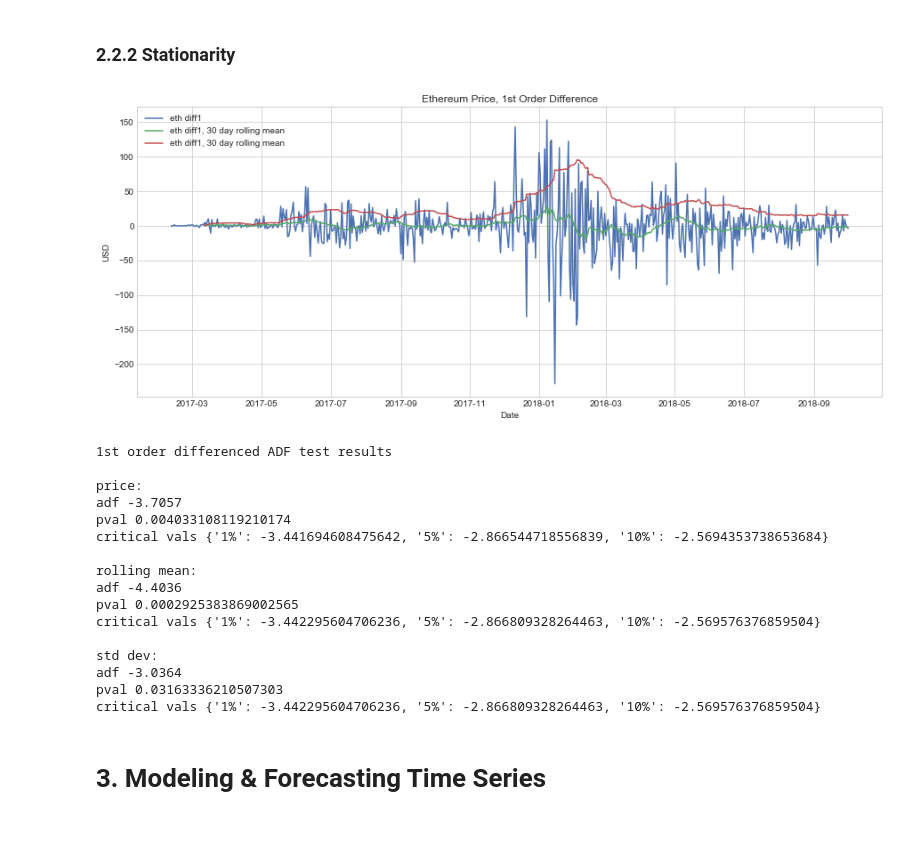
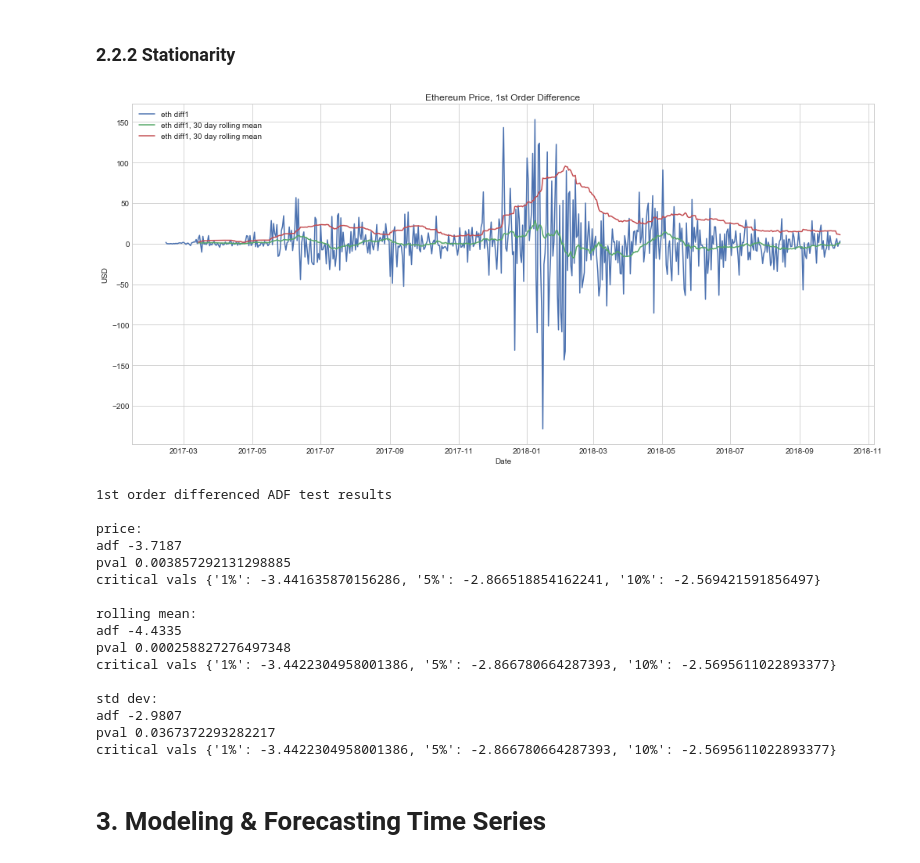
Before and after one commit to brianmcguckin/thinkful_final_capstone, a Jupyter notebook: Ethereum Time Series Analysis.ipynb, the cells around one changed output. Drawn from its saved outputs; the diff is of its cells as text; code cells hidden in the pictures; blank space fills up the shorter version.

```diff
--- a/Ethereum Time Series Analysis.ipynb
+++ b/Ethereum Time Series Analysis.ipynb
@@ -35,6 +35,8 @@ warnings.filterwarnings('ignore')
 sns.set_style('whitegrid')
 colors = sns.color_palette('deep', 8)
 sns.set_palette(colors)
+figsize1 = (17,8)
+figsize2 = (17,4)
 # %% [output]
 Using TensorFlow backend.
 # %% [markdown]
@@ -395,7 +397,7 @@ ts = ts[points[0]:]
 # first order difference
 ts['diff1'] = diff(ts.eth_close, k_diff=1)
 
-plt.figure(figsize=(15,6))
+plt.figure(figsize=(figsize1))
 plt.plot(
     ts.index.values[1:],
     ts.diff1[1:],
@@ -406,50 +408,50 @@ plt.plot(
     ts.index.values[1:],
     ts.diff1[1:].rolling(window).mean(),
     label='eth diff1, {} day rolling mean'.format(window),
     color=colors[1]
 )
 plt.plot(
     ts.index.values[1:],
     ts.diff1[1:].rolling(window).std(),
     label='eth diff1, {} day rolling mean'.format(window),
     color=colors[2]
 )
 plt.title('Ethereum Price, 1st Order Difference')
 plt.ylabel('USD')
 plt.xlabel('Date')
 plt.legend(loc='upper left')
 plt.show()
 
 # ADF Tests
 adf_diff1 = adfuller(ts.diff1.dropna())
 adf_diff1_rm = adfuller(ts.diff1.rolling(window).mean().dropna())
 adf_diff1_rstd = adfuller(ts.diff1.rolling(window).std().dropna())
 
 print('1st order differenced ADF test results')
 print('\nprice:\nadf {:.4f}\npval {}\ncritical vals {}'.format(
     adf_diff1[0], adf_diff1[1], adf_diff1[4]))
 print('\nrolling mean:\nadf {:.4f}\npval {}\ncritical vals {}'.format(
     adf_diff1_rm[0], adf_diff1_rm[1], adf_diff1_rm[4]))
 print('\nstd dev:\nadf {:.4f}\npval {}\ncritical vals {}'.format(
     adf_diff1_rstd[0], adf_diff1_rstd[1], adf_diff1_rstd[4]))
 # %% [output]
-[figure, old version]
+[figure, new version]
 1st order differenced ADF test results
 
 price:
-adf -3.7057
-pval 0.004033108119210174
-critical vals {'1%': -3.441694608475642, '5%': -2.866544718556839, '10%': -2.5694353738653684}
+adf -3.7187
+pval 0.003857292131298885
+critical vals {'1%': -3.441635870156286, '5%': -2.866518854162241, '10%': -2.569421591856497}
 
 rolling mean:
-adf -4.4036
-pval 0.0002925383869002565
-critical vals {'1%': -3.442295604706236, '5%': -2.866809328264463, '10%': -2.569576376859504}
+adf -4.4335
+pval 0.000258827276497348
+critical vals {'1%': -3.4422304958001386, '5%': -2.866780664287393, '10%': -2.5695611022893377}
 
 std dev:
-adf -3.0364
-pval 0.03163336210507303
-critical vals {'1%': -3.442295604706236, '5%': -2.866809328264463, '10%': -2.569576376859504}
+adf -2.9807
+pval 0.0367372293282217
+critical vals {'1%': -3.4422304958001386, '5%': -2.866780664287393, '10%': -2.5695611022893377}
 # %% [markdown]
 <a id='modeling'></a>
 # 3. Modeling & Forecasting Time Series
```
Also changed, not shown: parts of 54 cells of this notebook.
